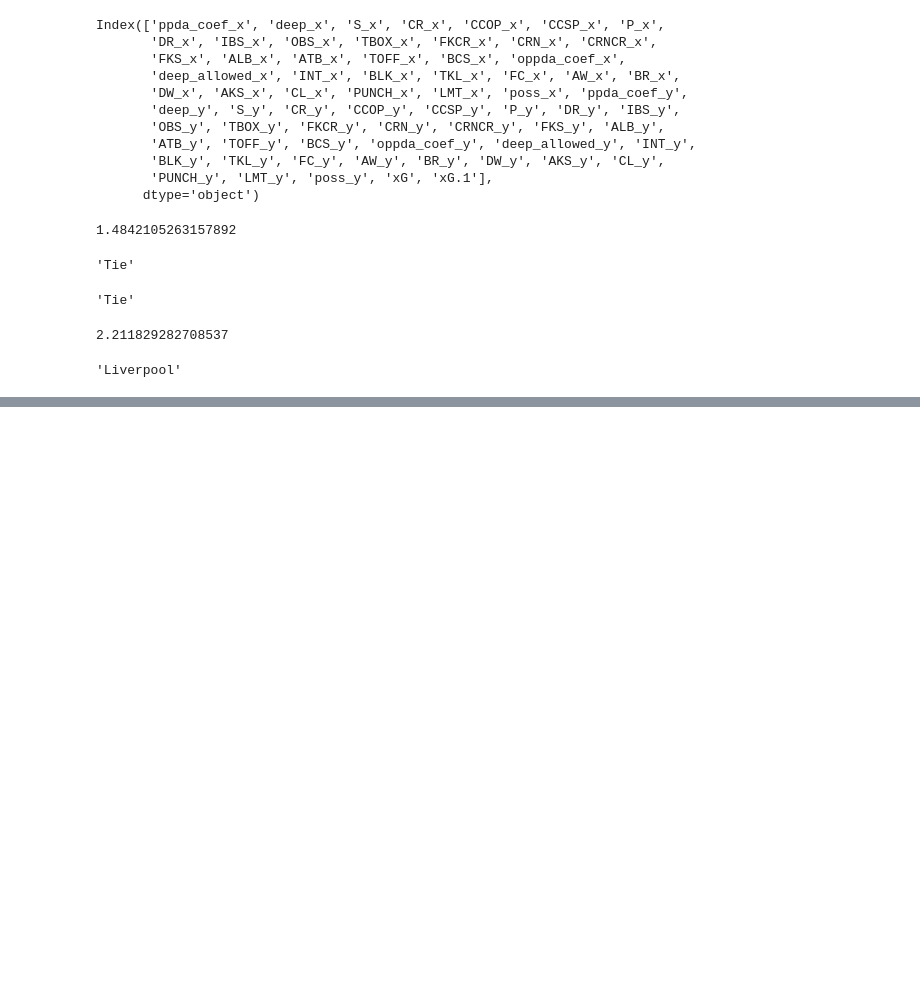
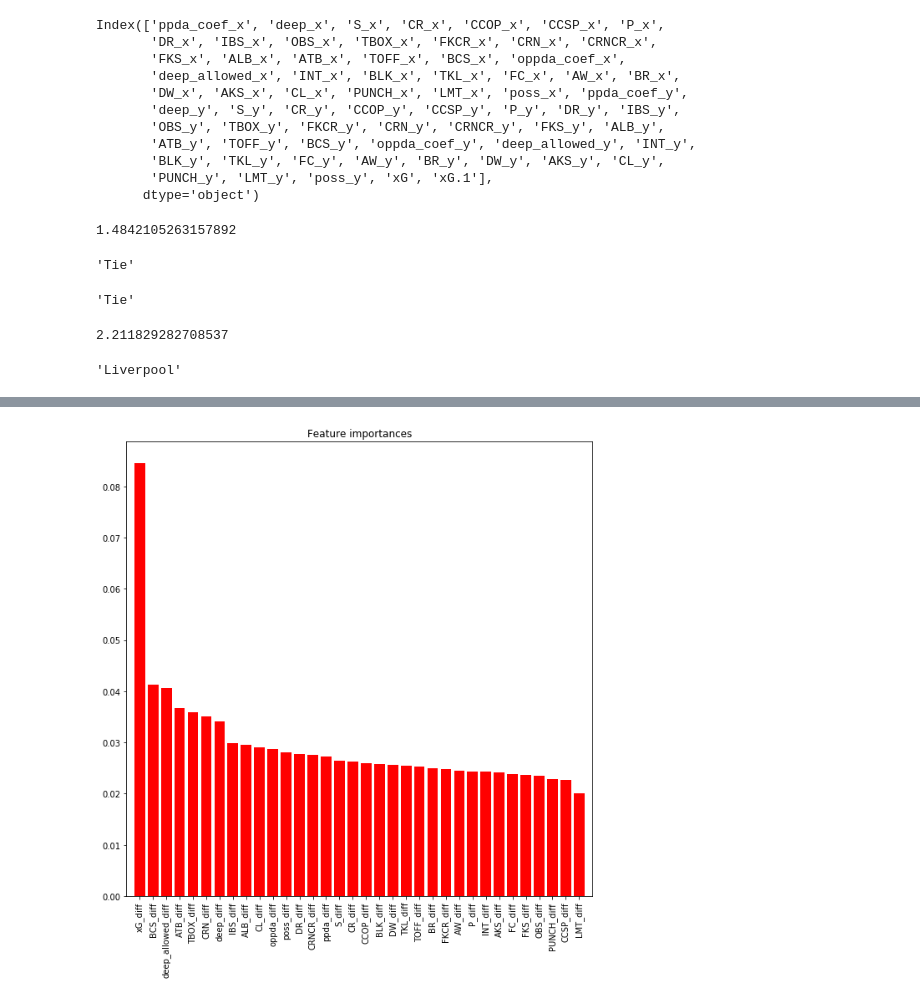
Before and after one commit to triolinho/final_project_repo, a Jupyter notebook: final_4.ipynb, the cells around one changed output, grey strips where cells are left out. Cells and saved outputs as stored; diff of their text form; code cells hidden in the pictures; blank space fills up the shorter version.

```diff
--- a/final_4.ipynb
+++ b/final_4.ipynb
@@ -302,0 +341,18 @@ Validation accuracy: 55.48%
+# %%
+grid_xgb = GridSearchCV(xgb, param_grid, scoring='accuracy', cv=None, n_jobs=1, verbose=1215)
+grid_xgb.fit(X_train, y_train)
+
+best_parameters = grid_xgb.best_params_
+
+print('Grid Search found the following optimal parameters: ')
+for param_name in sorted(best_parameters.keys()):
+    print('%s: %r' % (param_name, best_parameters[param_name]))
+
+training_preds = grid_xgb.predict(X_train)
+test_preds = grid_xgb.predict(X_test)
+training_accuracy = accuracy_score(y_train, training_preds)
+test_accuracy = accuracy_score(y_test, test_preds)
+
+print('')
+print('Training Accuracy: {:.4}%'.format(training_accuracy * 100))
+print('Validation accuracy: {:.4}%'.format(test_accuracy * 100))
@@ -325,4 +424,5 @@ Validation accuracy: 56.14%
 # %%
-rf = RandomForestClassifier()
+rf = RandomForestClassifier(bootstrap= False, max_depth= 3, max_features= 'auto', min_samples_leaf= 1,
+                            min_samples_split= 2, n_estimators= 8)
 rf.fit(X_train, y_train)
 # %% [output]
@@ -913,0 +1126,9 @@ Barcelona 19.0%
+# %%
+importances1 = rf.feature_importances_
+std1 = np.std([tree.feature_importances_ for tree in rf.estimators_], axis=0)
+indices = np.argsort(importances)[::-1]
+
+print("Feature ranking:")
+
+for f in range(X.shape[1]):
+    print("%d. feature %d. (%f)" % (f + 1, indices[f], importances[indices[f]]))
@@ -913,0 +1153,12 @@ Barcelona 19.0%
+# %%
+# Plot the feature importances of the forest
+plt.figure(figsize=[10,10])
+plt.title("Feature importances")
+plt.bar(range(X.shape[1]), importances1[indices],
+       color="r", #yerr=std1[indices],
+        align="center")
+plt.xticks(range(X.shape[1]), col_list1[indices], rotation='vertical')
+plt.xlim([-1, X.shape[1]])
+plt.show()
+# %% [output]
+[figure, added]
```
Also changed, not shown: parts of 33 cells of this notebook.
